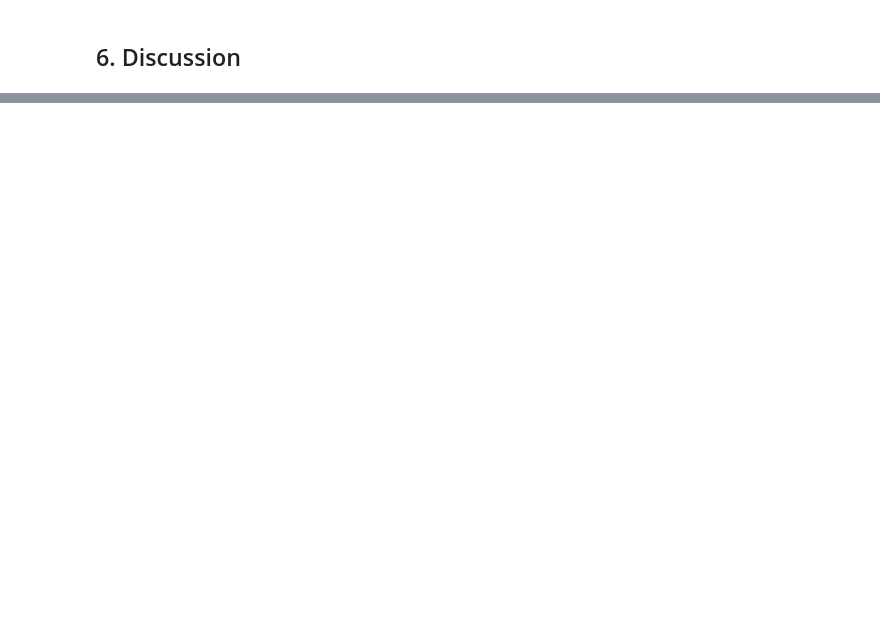
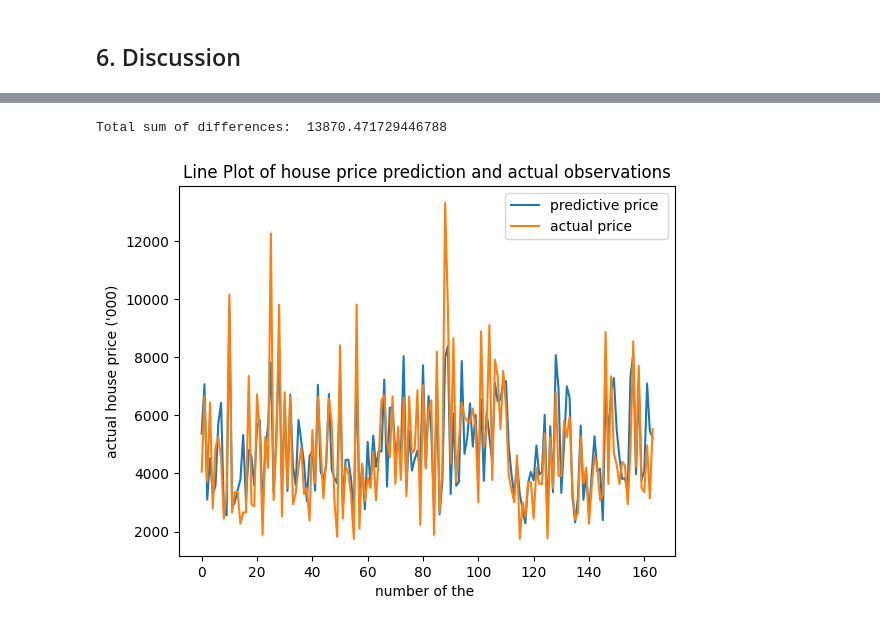
Before and after one commit to Taweilo/usa-house-price-prediction, a Jupyter notebook: Code_House_Price_Prediction.ipynb, the cells around one changed output, grey strips where cells are left out. Cells and saved outputs as stored; diff of their text form; code cells hidden in the pictures; blank space fills up the shorter version.

```diff
--- a/Code_House_Price_Prediction.ipynb
+++ b/Code_House_Price_Prediction.ipynb
@@ -972,0 +885,11 @@ display(df_lr.head())
+# %%
+# Unscale the y
+unscaled_y_pred = (y_pred * y_original_std + y_original_mean)/ 1000
+unscaled_y_test = (y_test * y_original_std + y_original_mean)/ 1000
+# %%
+data = {
+    'y_pred': unscaled_y_pred,
+    'y_test': unscaled_y_test
+}
+df = pd.DataFrame(data)
+df
@@ -972,0 +914,17 @@ display(df_lr.head())
+# %%
+# Calculate the differences and then sum them up
+difference_sum = (df['y_pred'] - df['y_test']).sum()
+
+print("Total sum of differences: ", difference_sum)
+# %% [output]
+Total sum of differences:  13870.471729446788
+# %%
+# Plot the data
+df.plot()
+plt.xlabel("number of the ")
+plt.ylabel("actual house price ('000)")
+plt.title("Line Plot of house price prediction and actual observations")
+plt.legend(["predictive price ", "actual price"])
+plt.show()
+# %% [output]
+[figure, added]
```
Also changed, not shown: parts of 44 cells of this notebook.
